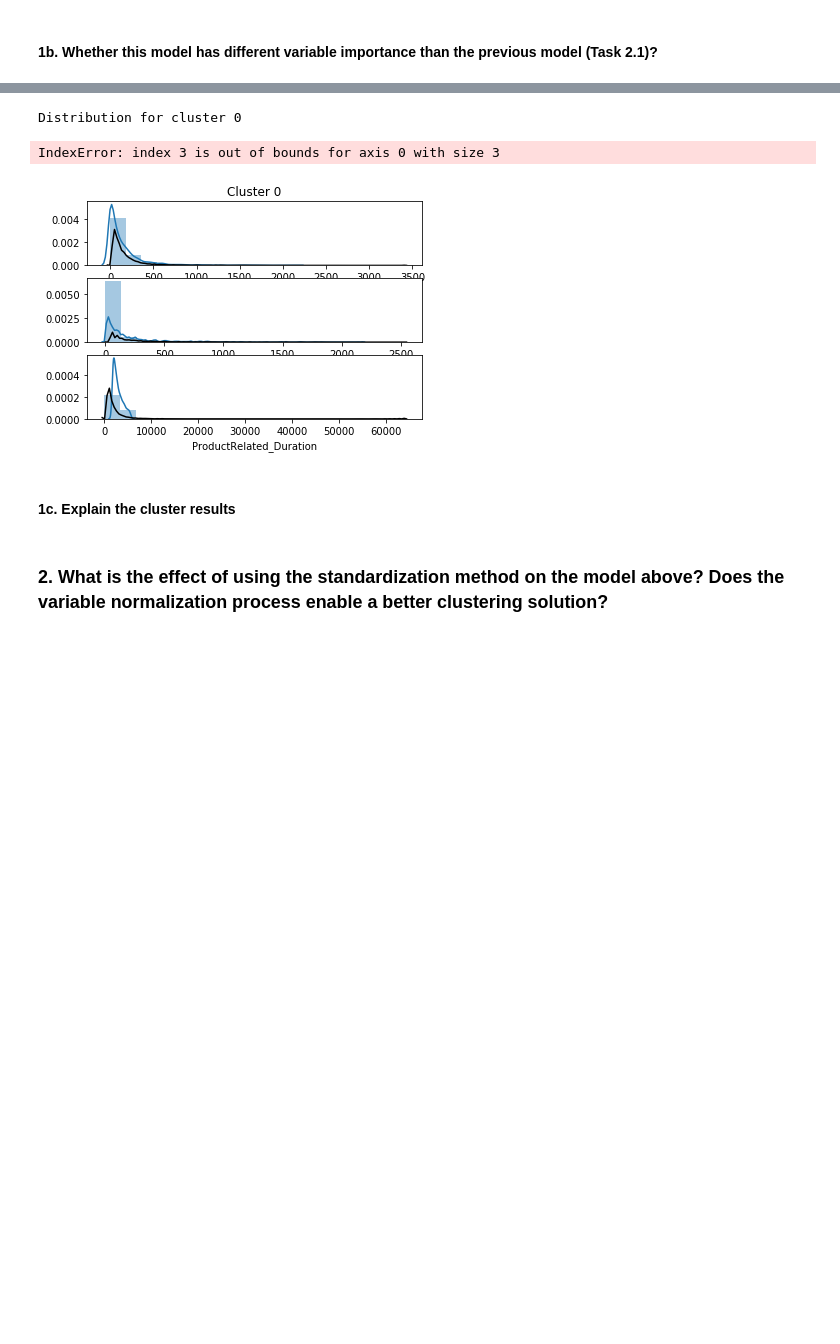
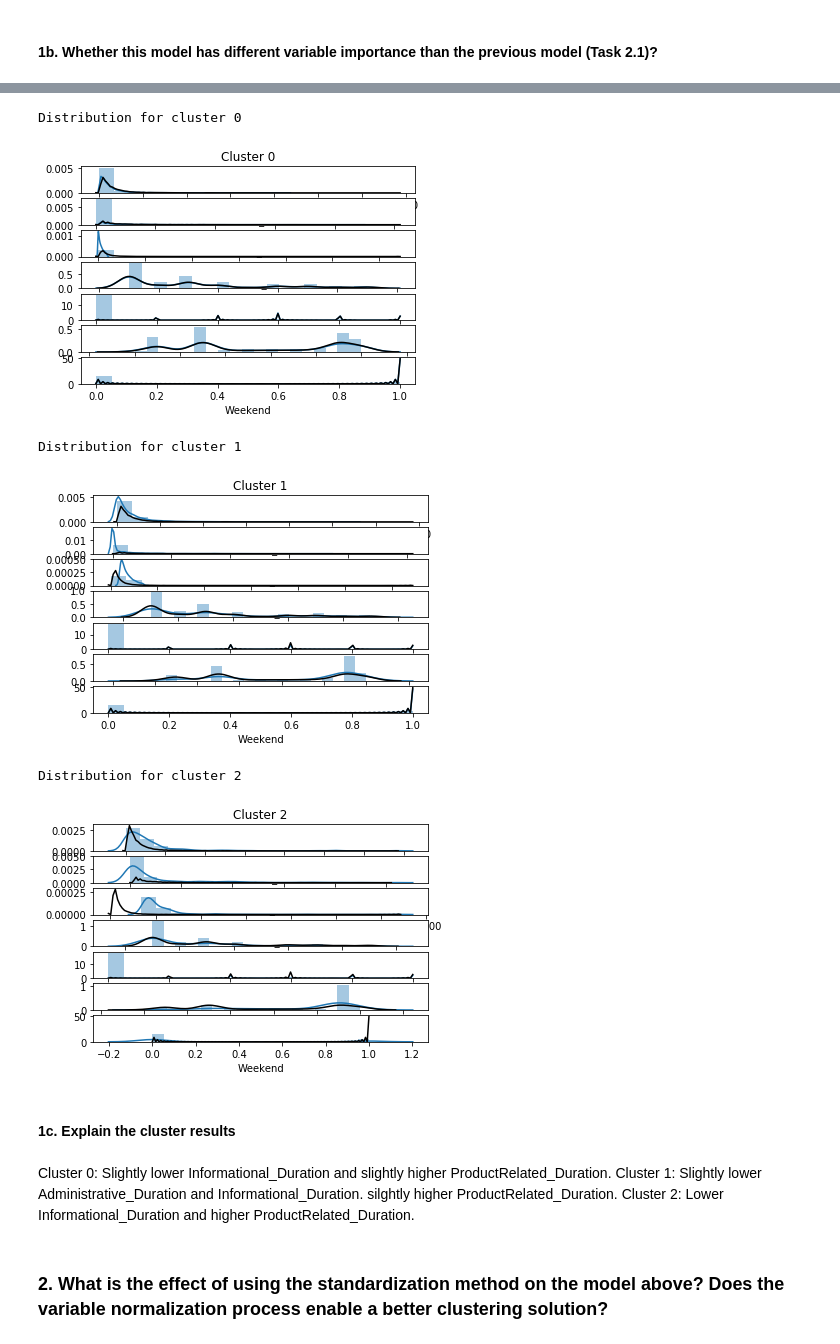
Before and after one commit to jiangdonghan/IFN645Assignment1, a Jupyter notebook: assignment2.ipynb, the cells around one changed output, grey strips where cells are left out. Drawn from its saved outputs; the diff is of its cells as text; code cells hidden in the pictures; blank space fills up the shorter version.

```diff
--- a/assignment2.ipynb
+++ b/assignment2.ipynb
@@ -669,35 +620,41 @@ Centroid locations:
 # %%
 cols = ['Administrative_Duration', 'Informational_Duration', 'ProductRelated_Duration', 'Region', 'SpecialDay', 'Month', 'Weekend']
 n_bins = 20
 
-cluster_to_inspect = [0,1,2,3]
+
+clusters_to_inspect = [0,1,2]
 
 for cluster in clusters_to_inspect:
+
     print("Distribution for cluster {}".format(cluster))
 
-        # create subplots
-    fig, ax = plt.subplots(nrows=3)
+    # create subplots
+    fig, ax = plt.subplots(nrows=7)
     ax[0].set_title("Cluster {}".format(cluster))
-
-
 
     for j, col in enumerate(cols):
         # create the bins
         bins = np.linspace(min(df_Refine[col]), max(df_Refine[col]), 20)
         # plot distribution of the cluster using histogram
         sns.distplot(df_Refine[df_Refine['Cluster_ID'] == cluster][col], bins=bins, ax=ax[j], norm_hist=True)
         # plot the normal distribution with a black line
         sns.distplot(df_Refine[col], bins=bins, ax=ax[j], hist=False, color="k")
 
     plt.tight_layout()
-    plt.title('Fig 3')
     plt.show()
 # %% [output]
 Distribution for cluster 0
+[figure, new version]
-IndexError: index 3 is out of bounds for axis 0 with size 3
+Distribution for cluster 1
-[figure, old version]
+[figure, added]
+Distribution for cluster 2
+[figure, added]
 # %% [markdown]
 #### 1c. Explain the cluster results
+# %% [markdown]
+Cluster 0: Slightly lower Informational_Duration and slightly higher ProductRelated_Duration.
+Cluster 1: Slightly lower Administrative_Duration and Informational_Duration. silghtly higher ProductRelated_Duration.
+Cluster 2: Lower Informational_Duration and higher ProductRelated_Duration.
 # %% [markdown]
 ### 2. What is the effect of using the standardization method on the model above? Does the variable normalization process enable a better clustering solution?
 # %% [markdown]
```
Also changed, not shown: parts of 38 cells of this notebook.
